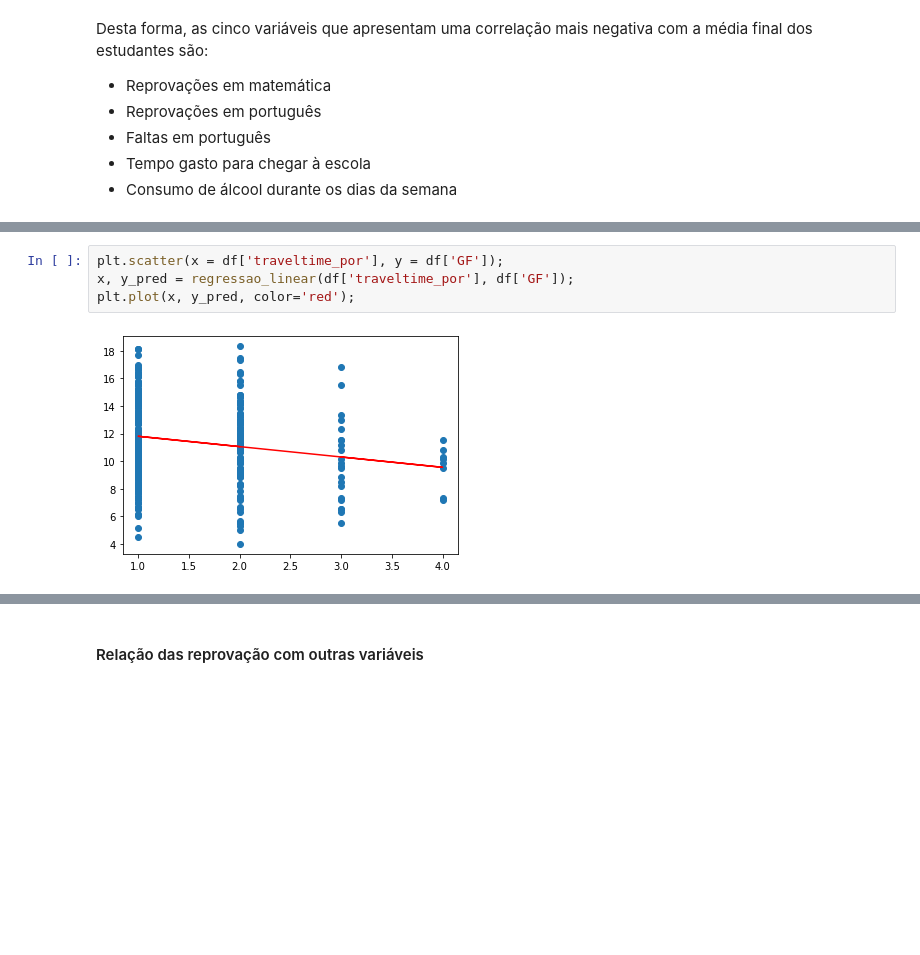
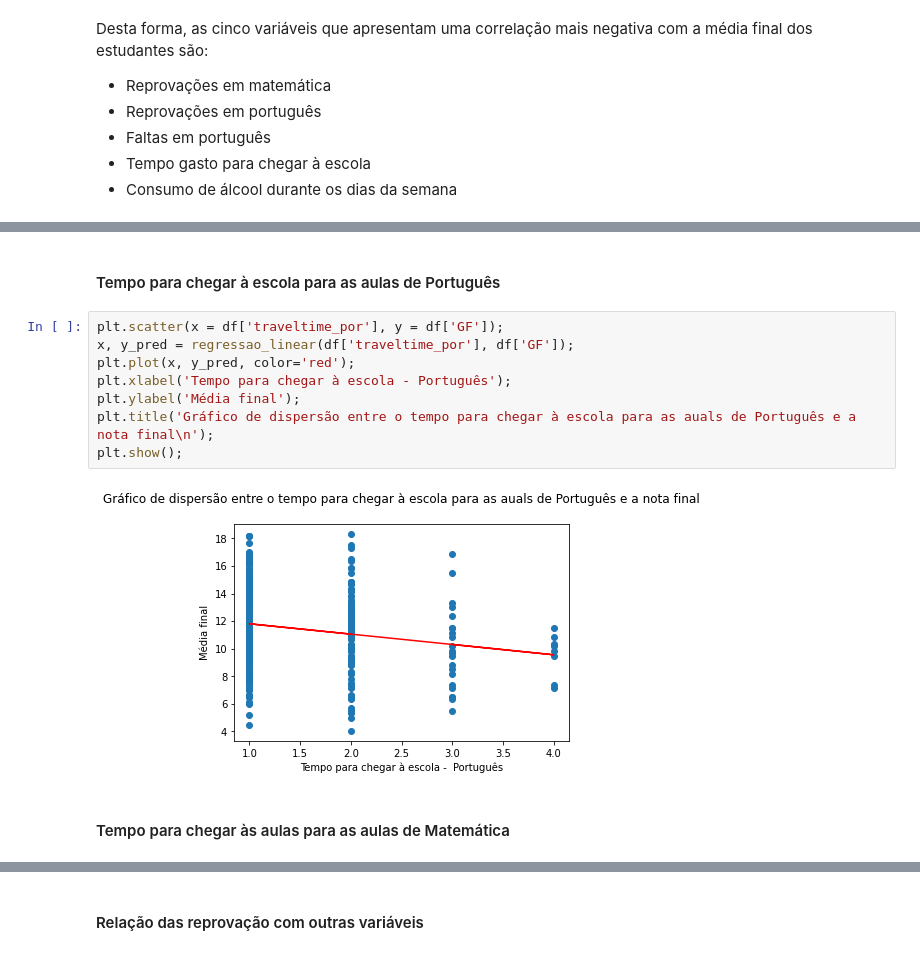
Before and after one commit to shl0mo/DataAnalysis_Students-Pandas, a Jupyter notebook: Estudantes.ipynb, the cells around one changed output, grey strips where cells are left out. Drawn from its saved outputs; the diff is of its cells as text; blank space fills up the shorter version.

```diff
--- a/Estudantes.ipynb
+++ b/Estudantes.ipynb
@@ -576,9 +618,17 @@ plt.plot(x, y_pred, color='red');
+# %% [markdown]
+#### Tempo para chegar à escola para as aulas de Português
 # %%
 plt.scatter(x = df['traveltime_por'], y = df['GF']);
 x, y_pred = regressao_linear(df['traveltime_por'], df['GF']);
 plt.plot(x, y_pred, color='red');
+plt.xlabel('Tempo para chegar à escola - Português');
+plt.ylabel('Média final');
+plt.title('Gráfico de dispersão entre o tempo para chegar à escola para as auals de Português e a nota final\n');
+plt.show();
 # %% [output]
-[figure, old version]
+[figure, new version]
+# %% [markdown]
+#### Tempo para chegar às aulas para as aulas de Matemática
 # %%
 plt.scatter(x = df['traveltime_mat'], y = df['GF']);
 x, y_pred = regressao_linear(df['traveltime_mat'], df['GF']);
```
Also changed, not shown: parts of 19 cells of this notebook.
